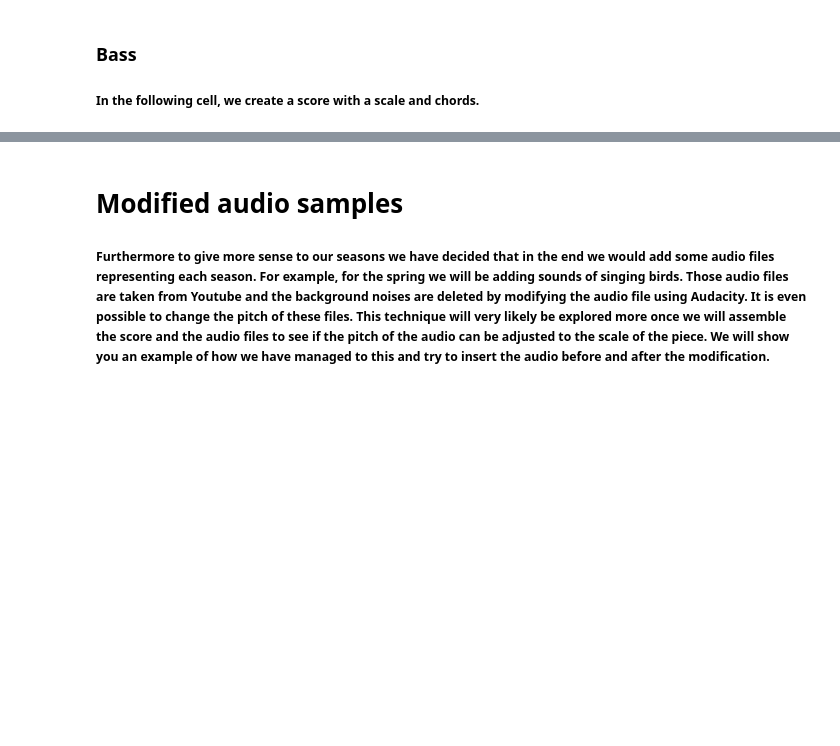
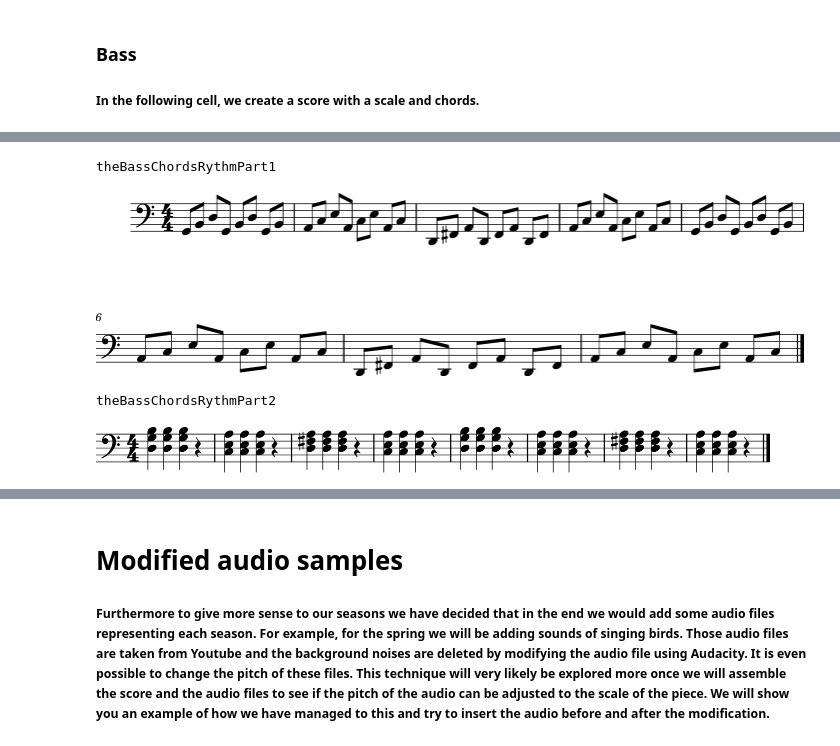
Before and after one commit to AlainSchoebi/MusicalTheory, a Jupyter notebook: Notebook2.ipynb, the cells around one changed output, grey strips where cells are left out. Drawn from its saved outputs; the diff is of its cells as text; code cells hidden in the pictures; blank space fills up the shorter version.

```diff
--- a/Notebook2.ipynb
+++ b/Notebook2.ipynb
@@ -1053,0 +1039,12 @@ theScore = mixMelodyChordsAndBass(theMelody, theBassChords, theBassNotes, bpm, _
+# %%
+theBassChordsRythmPart1 = getBassChordsPart(theBassChords, [1/2 for x in range(4*2)],"arpeggiated", _octave = 2);
+theBassChordsRythmPart2 = getBassChordsPart(theBassChords, [1, 1, 1, -1], _octave = 3);
+print("theBassChordsRythmPart1");
+theBassChordsRythmPart1.show();
+print("theBassChordsRythmPart2");
+theBassChordsRythmPart2.show();
+# %% [output]
+theBassChordsRythmPart1
+[figure, added]
+theBassChordsRythmPart2
+[figure, added]
```
Also changed, not shown: parts of 96 cells of this notebook.
